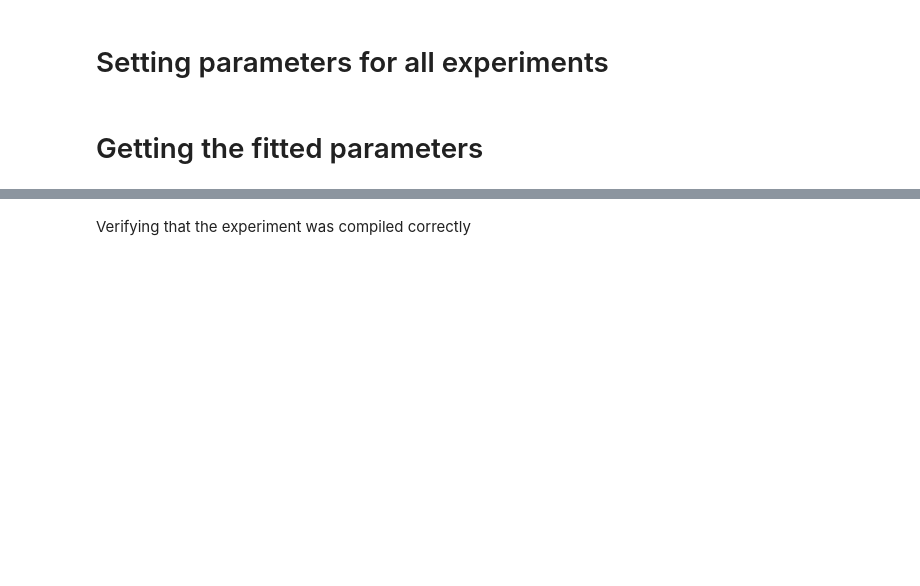
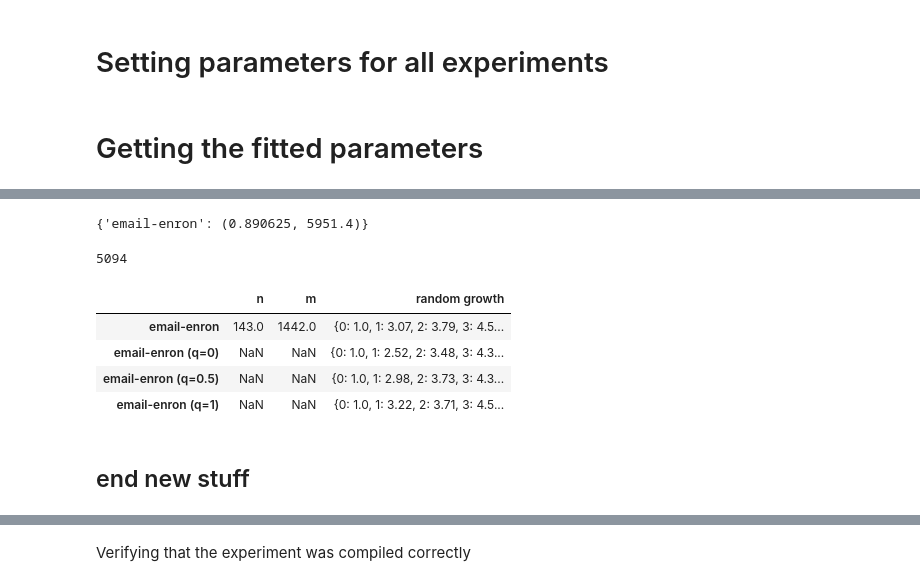
Before and after one commit to emilylackershire/Simplicial_Ratio, a Jupyter notebook: Experiments/Experiments.ipynb, the cells around one changed output, grey strips where cells are left out. Cells and saved outputs as stored; diff of their text form; code cells hidden in the pictures; blank space fills up the shorter version.

```diff
--- a/Experiments/Experiments.ipynb
+++ b/Experiments/Experiments.ipynb
@@ -182,0 +182,34 @@ We save the data as the dictionary (round -> size of giant)
+# %%
+
+def q_fit(E, d, m, multisets=False, skeleton=True, num_cl_samples=10, num_iterations=10):
+    sr_data = sr.Simplicial(E)._simplicial_pairs()
+    num_pairs = sr_data[0] + sr_data[1]
+    q = 0.5
+    delta = 0.5
+    for i in range(num_iterations):
+        delta = delta/2
+        q_pairs = 0
+        for j in range(num_cl_samples):
+            E_q = hm.simplicial_chung_lu(d, m, q, multisets=multisets, skeleton=skeleton)
+            q_data = sr.Simplicial(E_q)._simplicial_pairs()
+            q_pairs += q_data[0] + q_data[1]
+        q_pairs = q_pairs/num_cl_samples
+        if q_pairs > num_pairs:
+            q = q - delta
+        else:
+            q = q + delta
+    return q, q_pairs
+# %%
+fitted_q_values = {}
+for name in datasets.keys():
+    fitted_q_values[name] = q_fit(datasets[name][1], d[name], m[name], num_cl_samples=5, num_iterations=5)
+# %%
+fitted_q_values
+# %% [output]
+{'email-enron': (0.890625, 5951.4)}
+# %%
+sr_data = sr.Simplicial(datasets[name][1])._simplicial_pairs()
+num_pairs = sr_data[0] + sr_data[1]
+num_pairs
+# %% [output]
+5094
@@ -201,25 +237,40 @@ for name in datasets.keys():
         for j in results.keys():
             results[j] += sample[j]
     for j in results.keys():
+        ## compute and store STD here also
         results[j] = results[j]/num_rolls
     experiment[name] = results.copy()
 
-    ## TODO: change to bisection
+
+    ## TODO: change to bisection - q = 0, best, 1
     for q in q_list:
         E = hm.simplicial_chung_lu(d[name], m[name], q, multisets=multisets, skeleton=skeleton)
         results = hp.giant_component_growth(V,E)
+        for j in results:
+            results[j] = [results[j]]
         for i in range(num_rolls-1):
             E = hm.simplicial_chung_lu(d[name], m[name], q, multisets=multisets, skeleton=skeleton)
             sample = hp.giant_component_growth(V,E)
             for j in results.keys():
-                results[j] += sample[j]
-        ## TODO: keep all so we can compute error bars
+                results[j].append(sample[j])
+        ## TODO: add STDV for plotting
         for j in results.keys():
-            results[j] = results[j]/num_rolls
+            #print(np.mean(results[j]), np.std(results[j]))
+            results[j] = sum(results[j])/num_rolls
 
-        #Saving the results
+        #Saving the results - ADD COL WITH STD
         experiment['{0} (q={1})'.format(name, q)] = results.copy()
 
 #Saving to the dataframe
 df_add = pd.DataFrame({'random growth':experiment.copy()})
 df = pd.concat([df,df_add],axis=1)
+# %%
+df
+# %% [output]
+|  | n | m | random growth |
+| email-enron | 143.0 | 1442.0 | {0: 1.0, 1: 3.07, 2: 3.79, 3: 4.5... |
+| email-enron (q=0) | NaN | NaN | {0: 1.0, 1: 2.52, 2: 3.48, 3: 4.3... |
+| email-enron (q=0.5) | NaN | NaN | {0: 1.0, 1: 2.98, 2: 3.73, 3: 4.3... |
+| email-enron (q=1) | NaN | NaN | {0: 1.0, 1: 3.22, 2: 3.71, 3: 4.5... |
+# %% [markdown]
+## end new stuff
```
Also changed, not shown: parts of 12 cells of this notebook, 1 other file.
